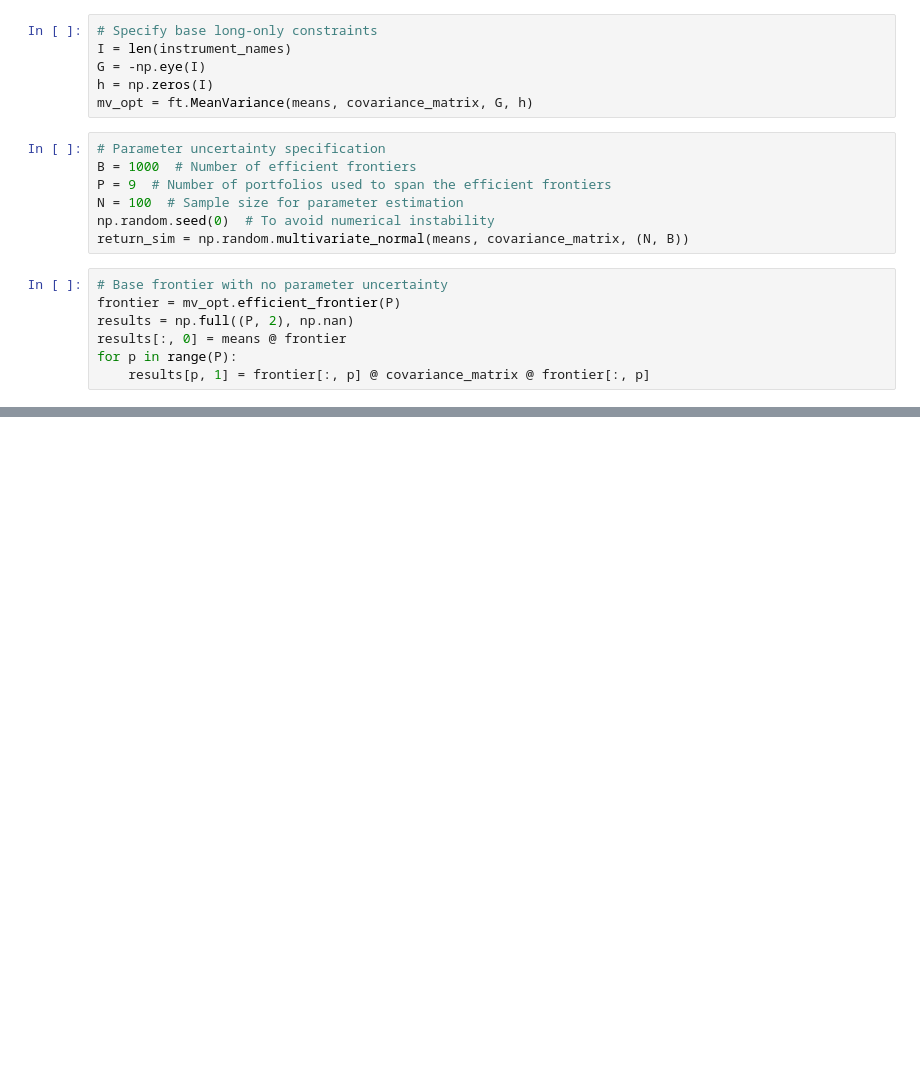
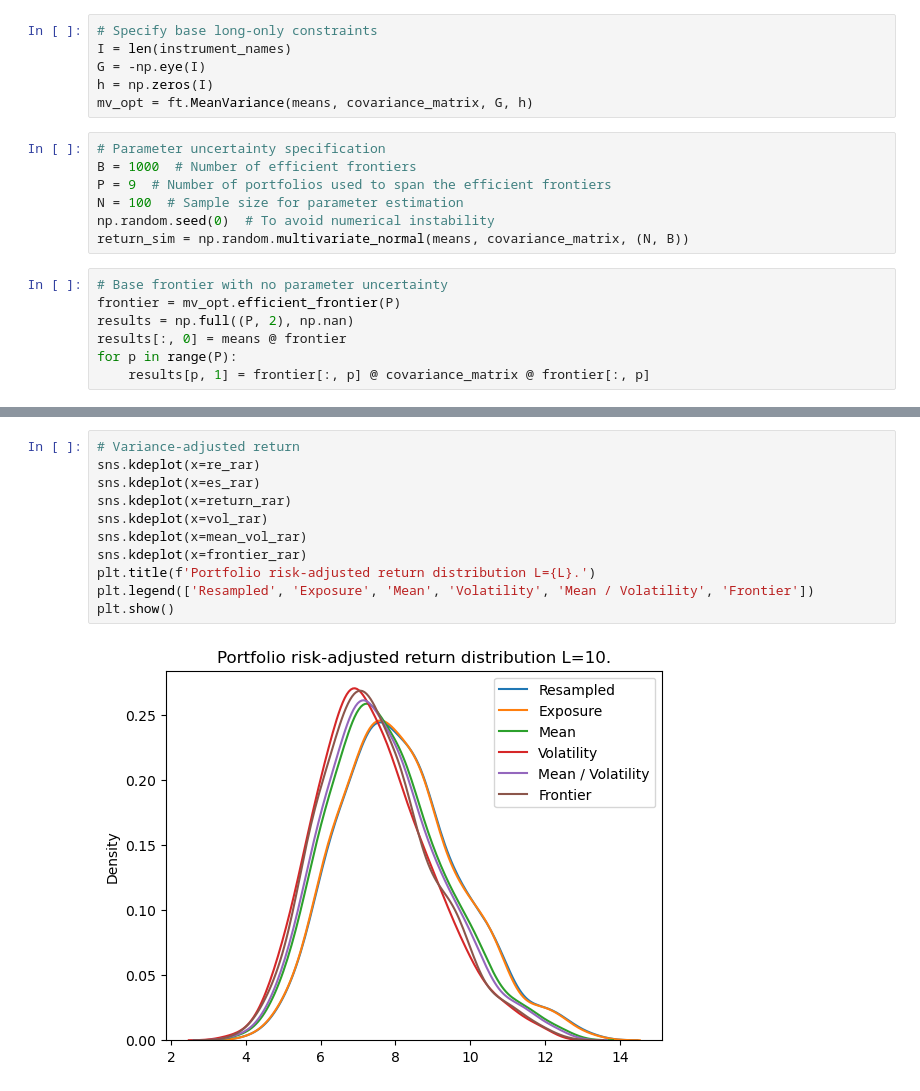
Before and after one commit to radusbriciu/pcrm-book, a Jupyter notebook: code/chapter6/chapter6_4.ipynb, the cells around one changed output, grey strips where cells are left out. Saved outputs shown, nothing was run; the diff lists cells and outputs as text; blank space fills up the shorter version.

```diff
--- a/code/chapter6/chapter6_4.ipynb
+++ b/code/chapter6/chapter6_4.ipynb
@@ -103,0 +182,13 @@ pf_df = pd.DataFrame(
+# %%
+# Variance-adjusted return
+sns.kdeplot(x=re_rar)
+sns.kdeplot(x=es_rar)
+sns.kdeplot(x=return_rar)
+sns.kdeplot(x=vol_rar)
+sns.kdeplot(x=mean_vol_rar)
+sns.kdeplot(x=frontier_rar)
+plt.title(f'Portfolio risk-adjusted return distribution L={L}.')
+plt.legend(['Resampled', 'Exposure', 'Mean', 'Volatility', 'Mean / Volatility', 'Frontier'])
+plt.show()
+# %% [output]
+[figure, added]
```
Also changed, not shown: parts of 11 cells of this notebook, 2 other files.
